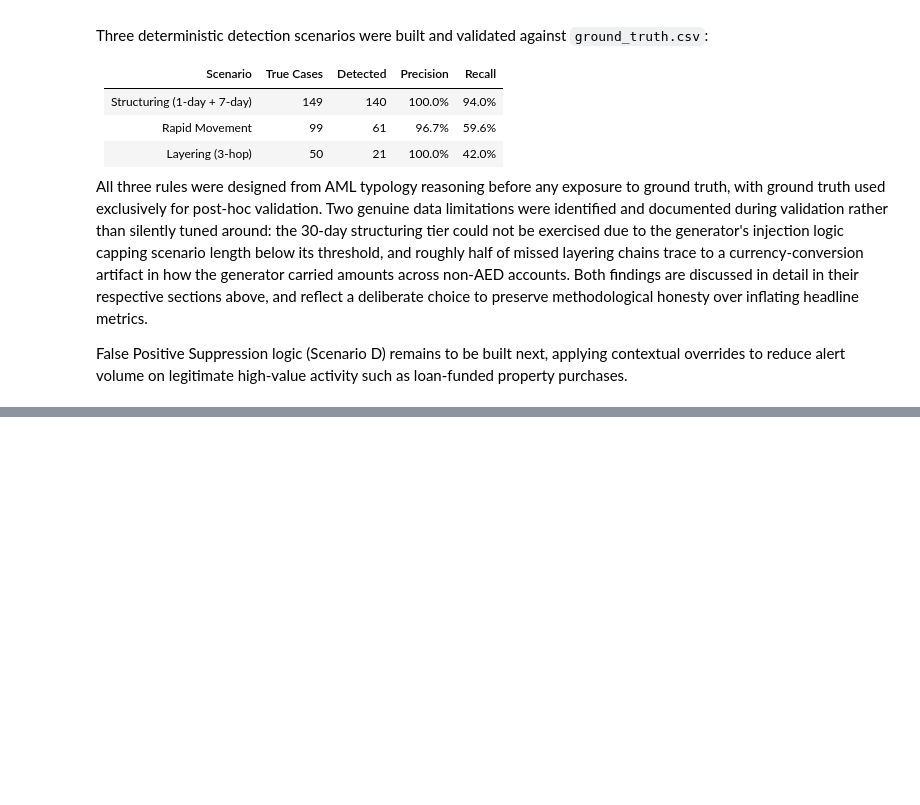
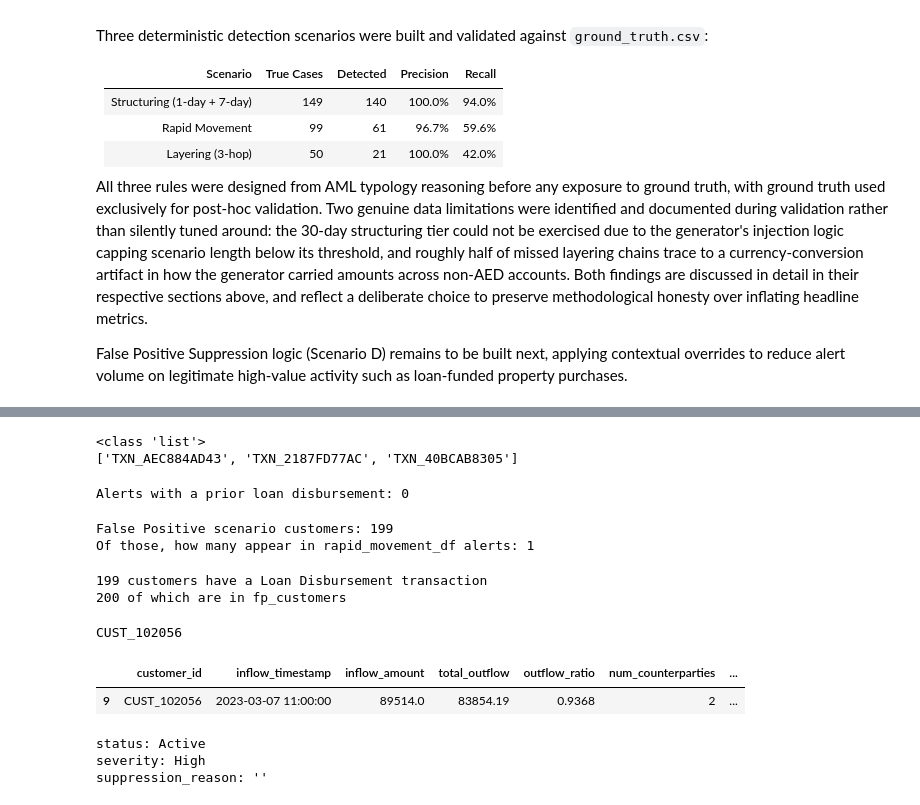
Before and after one commit to albin-m-jose/aml-transaction-monitoring-uae, a Jupyter notebook: notebooks/03_detection_rules.ipynb, the cells around one changed output, grey strips where cells are left out. Saved outputs shown, nothing was run; the diff lists cells and outputs as text; code cells hidden in the pictures; blank space fills up the shorter version.

```diff
--- a/notebooks/03_detection_rules.ipynb
+++ b/notebooks/03_detection_rules.ipynb
@@ -793,0 +854,60 @@ property purchases.
+# %%
+print(type(rapid_movement_df['transaction_ids'].iloc[0]))
+print(rapid_movement_df['transaction_ids'].iloc[0])
+# %% [output]
+<class 'list'>
+['TXN_AEC884AD43', 'TXN_2187FD77AC', 'TXN_40BCAB8305']
+# %%
+match_count = 0
+for idx, alert in rapid_movement_df.iterrows():
+    cust_id = alert['customer_id']
+    inflow_time = pd.to_datetime(alert['inflow_timestamp'])
+    prior_loans = loan_disbursements[
+        (loan_disbursements['customer_id'] == cust_id) &
+        (loan_disbursements['timestamp'] <= inflow_time) &
+        (loan_disbursements['timestamp'] >= inflow_time - pd.Timedelta(days=5))
+    ]
+    if not prior_loans.empty:
+        match_count += 1
+
+print(f"Alerts with a prior loan disbursement: {match_count}")
+# %% [output]
+Alerts with a prior loan disbursement: 0
+# %%
+fp_customers = (
+    ground_truth[ground_truth['scenario_type'] == 'False Positive']
+    .merge(accounts[['account_id', 'customer_id']], on='account_id')
+    ['customer_id'].unique()
+)
+
+print(f"False Positive scenario customers: {len(fp_customers)}")
+
+overlap = set(rapid_movement_df['customer_id']) & set(fp_customers)
+print(f"Of those, how many appear in rapid_movement_df alerts: {len(overlap)}")
+# %% [output]
+False Positive scenario customers: 199
+Of those, how many appear in rapid_movement_df alerts: 1
+# %%
+print(loan_disbursements['customer_id'].nunique(), "customers have a Loan Disbursement transaction")
+print(loan_disbursements[loan_disbursements['customer_id'].isin(fp_customers)].shape[0], "of which are in fp_customers")
+# %% [output]
+199 customers have a Loan Disbursement transaction
+200 of which are in fp_customers
+# %%
+overlap_customer = list(overlap)[0]
+print(overlap_customer)
+rapid_movement_df[rapid_movement_df['customer_id'] == overlap_customer]
+# %% [output]
+CUST_102056
+|  | customer_id | inflow_timestamp | inflow_amount | total_outflow | outflow_ratio | num_counterparties | ... |
+| 9 | CUST_102056 | 2023-03-07 11:00:00 | 89514.0 | 83854.19 | 0.9368 | 2 | ... |
+# %%
+row = rapid_movement_df[rapid_movement_df['customer_id'] == overlap_customer].iloc[0]
+
+print("status:", row['status'])
+print("severity:", row['severity'])
+print("suppression_reason:", repr(row['suppression_reason']))
+# %% [output]
+status: Active
+severity: High
+suppression_reason: ''
```
Also changed, not shown: parts of 13 cells of this notebook.
